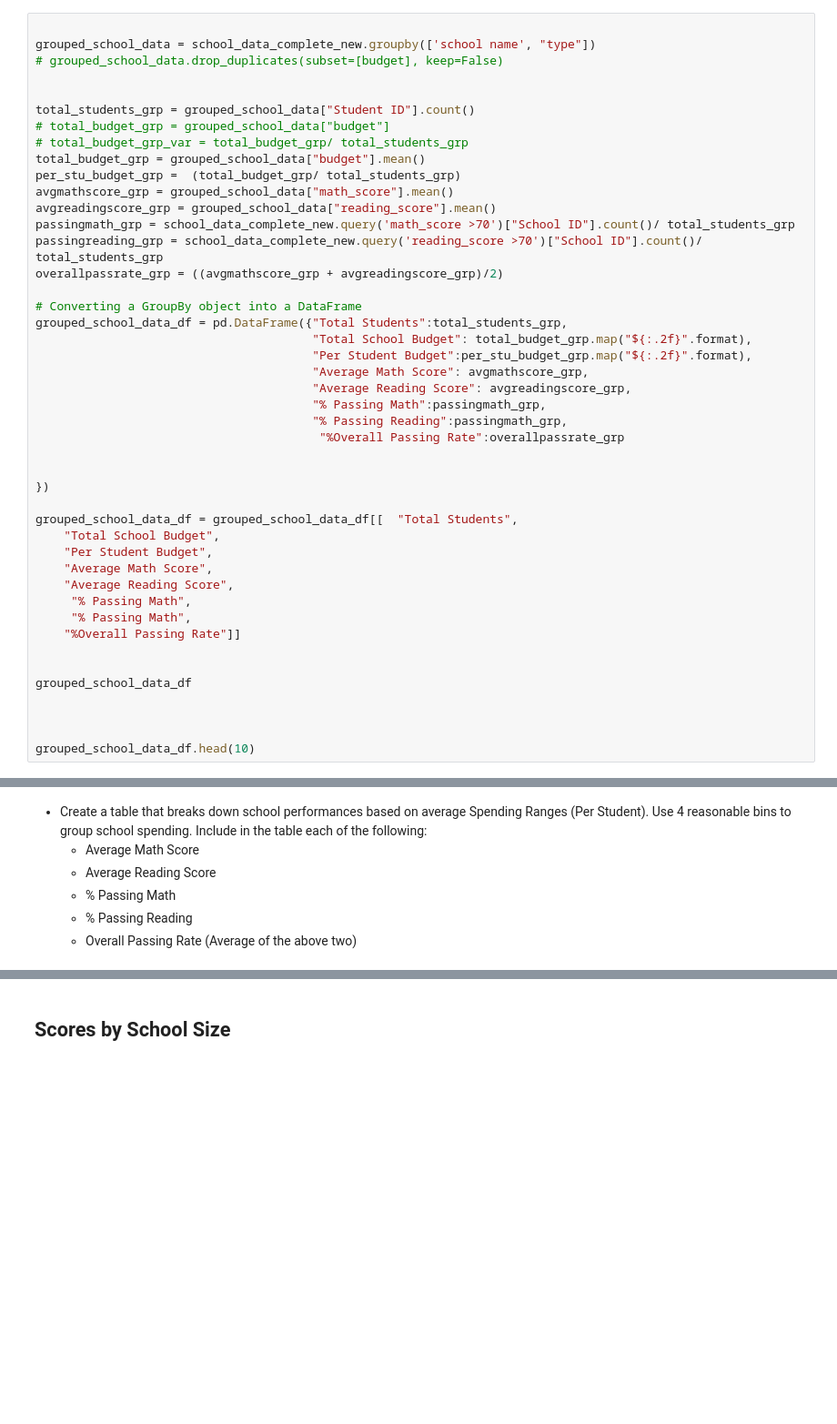
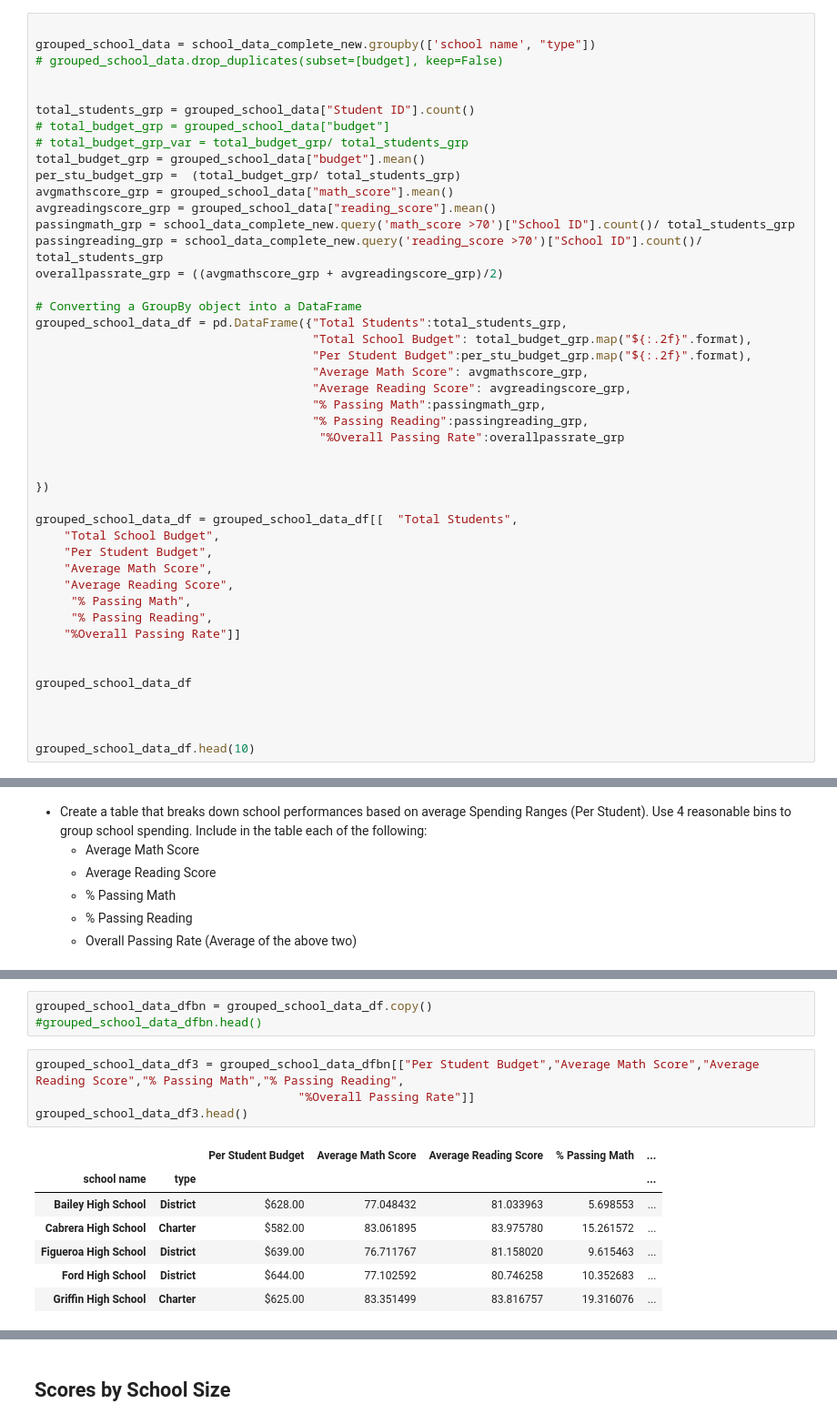
Before and after one commit to Meghanavmr/PyCitySchools, a Jupyter notebook: PyCitySchools_starter.ipynb, the cells around one changed output, grey strips where cells are left out. Shown at 91% size. Drawn from its saved outputs; the diff is of its cells as text; blank space fills up the shorter version.

```diff
--- a/PyCitySchools_starter.ipynb
+++ b/PyCitySchools_starter.ipynb
@@ -179,7 +179,7 @@ grouped_school_data_df = pd.DataFrame({"Total Students":total_students_grp,
                                        "Average Math Score": avgmathscore_grp,
                                        "Average Reading Score": avgreadingscore_grp,
                                        "% Passing Math":passingmath_grp,
-                                       "% Passing Reading":passingmath_grp,
+                                       "% Passing Reading":passingreading_grp,
                                         "%Overall Passing Rate":overallpassrate_grp
 
 
@@ -191,7 +191,7 @@ grouped_school_data_df = grouped_school_data_df[[  "Total Students",
     "Average Math Score",
     "Average Reading Score",
      "% Passing Math",
-     "% Passing Math",
+     "% Passing Reading",
     "%Overall Passing Rate"]]
 
 
@@ -324,0 +327,15 @@ group_names = ["<$585", "$585-615", "$615-645", "$645-675"]
+# %%
+grouped_school_data_dfbn = grouped_school_data_df.copy()
+#grouped_school_data_dfbn.head()
+# %%
+grouped_school_data_df3 = grouped_school_data_dfbn[["Per Student Budget","Average Math Score","Average Reading Score","% Passing Math","% Passing Reading",
+                                     "%Overall Passing Rate"]]
+grouped_school_data_df3.head()
+# %% [output]
+|  |  | Per Student Budget | Average Math Score | Average Reading Score | % Passing Math | ... |
+| school name | type |  |  |  |  | ... |
+| Bailey High School | District | $628.00 | 77.048432 | 81.033963 | 5.698553 | ... |
+| Cabrera High School | Charter | $582.00 | 83.061895 | 83.975780 | 15.261572 | ... |
+| Figueroa High School | District | $639.00 | 76.711767 | 81.158020 | 9.615463 | ... |
+| Ford High School | District | $644.00 | 77.102592 | 80.746258 | 10.352683 | ... |
+| Griffin High School | Charter | $625.00 | 83.351499 | 83.816757 | 19.316076 | ... |
```
Also changed, not shown: parts of 8 cells of this notebook, 1 other file.
